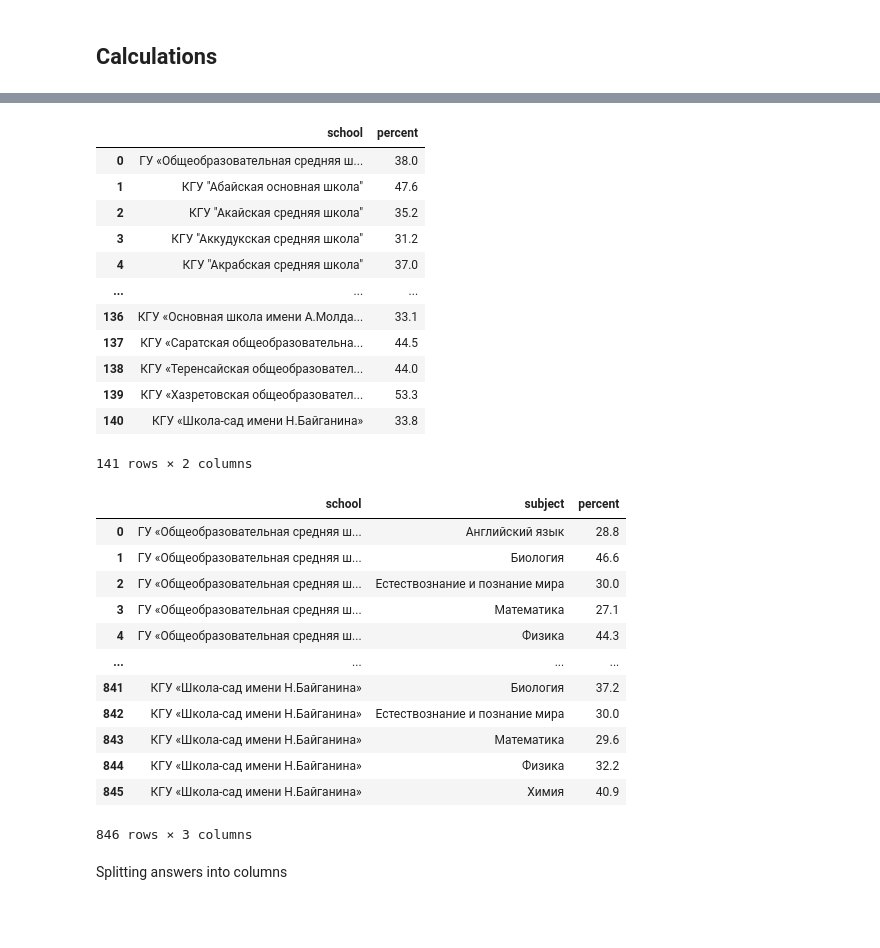
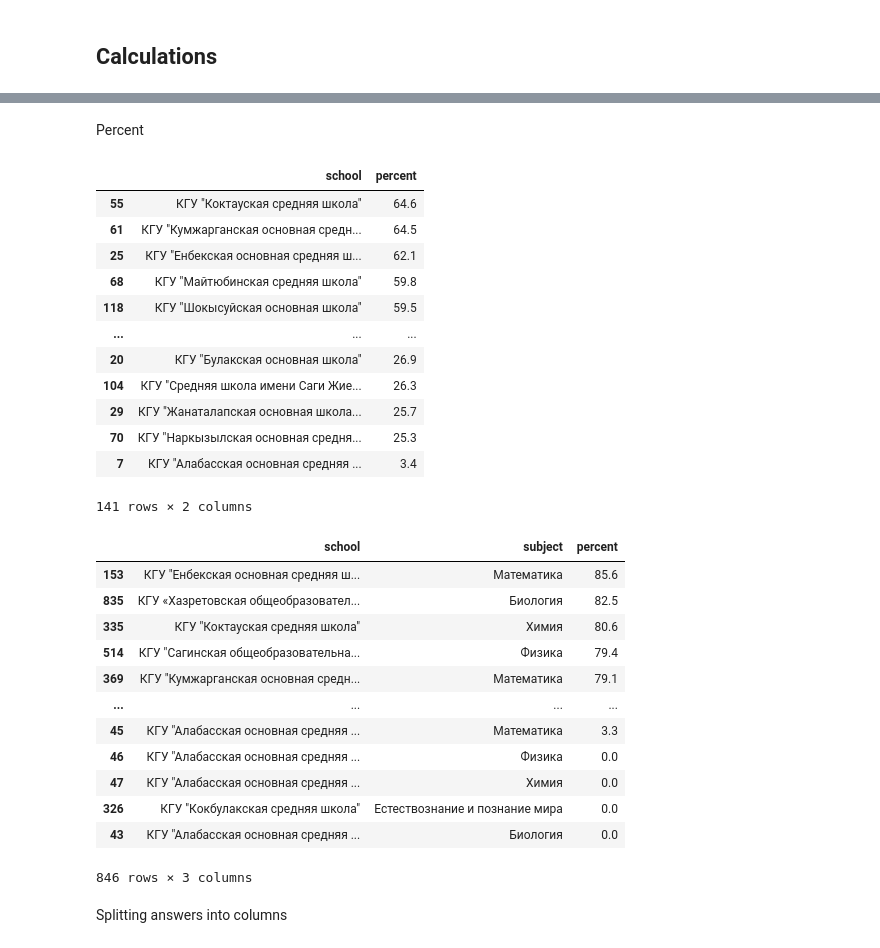
Before and after one commit to rkasseno/report-automation, a Jupyter notebook: small_schools/main.ipynb, the cells around one changed output, grey strips where cells are left out. Drawn from its saved outputs; the diff is of its cells as text; code cells hidden in the pictures; blank space fills up the shorter version.

```diff
--- a/small_schools/main.ipynb
+++ b/small_schools/main.ipynb
@@ -9,5 +9,5 @@ df = pd.read_excel(r"C:\Users\kassenov_r\OneDrive - AEO NIS\Рабочий ст
 # %% [markdown]
 ## Data processing
 # %%
-df = df.loc[:, ['school', 'grade', 'subject', 'lang', 'iin', 'answers', 'score']]
+df = df.loc[:, ['school', 'grade', 'subject', 'lang', 'lang_test', 'iin', 'answers', 'score']]
 # %%
@@ -17,9 +22,11 @@ df['subject'] = df['subject'].str[2:].apply(lambda x: x[:-1] if ('1' in x or '2'
 # %%
 lang_map = {
     1 : 'Казахский',
-    2 : 'Русский'
+    2 : 'Русский',
+    3 : 'Английский'
 }
 df['lang'] = df['lang'].map(lang_map)
+df['lang_test'] = df['lang_test'].map(lang_map)
 # %%
 subject_map = {
     'SCIE' : 'Естествознание и познание мира',
@@ -30,5 +37,3 @@ subject_map = {
     'CHEM' : 'Химия'
 }
 df['subject'] = df['subject'].map(subject_map)
-# %%
-df['grade'] = df['grade'].astype(str)
@@ -39,36 +184,38 @@ df['percent'] = df.apply(lambda row: row['score'] / 20 * 100, axis=1)
+# %% [markdown]
+Percent
 # %%
-g_school = df.groupby('school')['percent'].mean().reset_index().round(1)
+g_school = df.groupby('school')['percent'].mean().reset_index().round(1).sort_values(by='percent', ascending=False)
 g_school
 # %% [output]
 |  | school | percent |
-| 0 | ГУ «Общеобразовательная средняя ш... | 38.0 |
-| 1 | КГУ "Абайская основная школа" | 47.6 |
-| 2 | КГУ "Акайская средняя школа" | 35.2 |
-| 3 | КГУ "Аккудукская средняя школа" | 31.2 |
-| 4 | КГУ "Акрабская средняя школа" | 37.0 |
+| 55 | КГУ "Коктауская средняя школа" | 64.6 |
+| 61 | КГУ "Кумжарганская основная средн... | 64.5 |
+| 25 | КГУ "Енбекская основная средняя ш... | 62.1 |
+| 68 | КГУ "Майтюбинская средняя школа" | 59.8 |
+| 118 | КГУ "Шокысуйская основная школа" | 59.5 |
 | ... | ... | ... |
-| 136 | КГУ «Основная школа имени А.Молда... | 33.1 |
-| 137 | КГУ «Саратская общеобразовательна... | 44.5 |
-| 138 | КГУ «Теренсайская общеобразовател... | 44.0 |
-| 139 | КГУ «Хазретовская общеобразовател... | 53.3 |
-| 140 | КГУ «Школа-сад имени Н.Байганина» | 33.8 |
+| 20 | КГУ "Булакская основная школа" | 26.9 |
+| 104 | КГУ "Средняя школа имени Саги Жие... | 26.3 |
+| 29 | КГУ "Жанаталапская основная школа... | 25.7 |
+| 70 | КГУ "Наркызылская основная средня... | 25.3 |
+| 7 | КГУ "Алабасская основная средняя ... | 3.4 |
 141 rows × 2 columns
 # %%
-g_school_subject = df.groupby(['school', 'subject'])['percent'].mean().reset_index().round(1)
+g_school_subject = df.groupby(['school', 'subject'])['percent'].mean().reset_index().round(1).sort_values(by='percent', ascending=False)
 g_school_subject
 # %% [output]
 |  | school | subject | percent |
-| 0 | ГУ «Общеобразовательная средняя ш... | Английский язык | 28.8 |
-| 1 | ГУ «Общеобразовательная средняя ш... | Биология | 46.6 |
-| 2 | ГУ «Общеобразовательная средняя ш... | Естествознание и познание мира | 30.0 |
-| 3 | ГУ «Общеобразовательная средняя ш... | Математика | 27.1 |
-| 4 | ГУ «Общеобразовательная средняя ш... | Физика | 44.3 |
+| 153 | КГУ "Енбекская основная средняя ш... | Математика | 85.6 |
+| 835 | КГУ «Хазретовская общеобразовател... | Биология | 82.5 |
+| 335 | КГУ "Коктауская средняя школа" | Химия | 80.6 |
+| 514 | КГУ "Сагинская общеобразовательна... | Физика | 79.4 |
+| 369 | КГУ "Кумжарганская основная средн... | Математика | 79.1 |
 | ... | ... | ... | ... |
-| 841 | КГУ «Школа-сад имени Н.Байганина» | Биология | 37.2 |
-| 842 | КГУ «Школа-сад имени Н.Байганина» | Естествознание и познание мира | 30.0 |
-| 843 | КГУ «Школа-сад имени Н.Байганина» | Математика | 29.6 |
-| 844 | КГУ «Школа-сад имени Н.Байганина» | Физика | 32.2 |
-| 845 | КГУ «Школа-сад имени Н.Байганина» | Химия | 40.9 |
+| 45 | КГУ "Алабасская основная средняя ... | Математика | 3.3 |
+| 46 | КГУ "Алабасская основная средняя ... | Физика | 0.0 |
+| 47 | КГУ "Алабасская основная средняя ... | Химия | 0.0 |
+| 326 | КГУ "Кокбулакская средняя школа" | Естествознание и познание мира | 0.0 |
+| 43 | КГУ "Алабасская основная средняя ... | Биология | 0.0 |
 846 rows × 3 columns
 # %% [markdown]
 Splitting answers into columns
```
Also changed, not shown: parts of 75 cells of this notebook, 35 other files.
